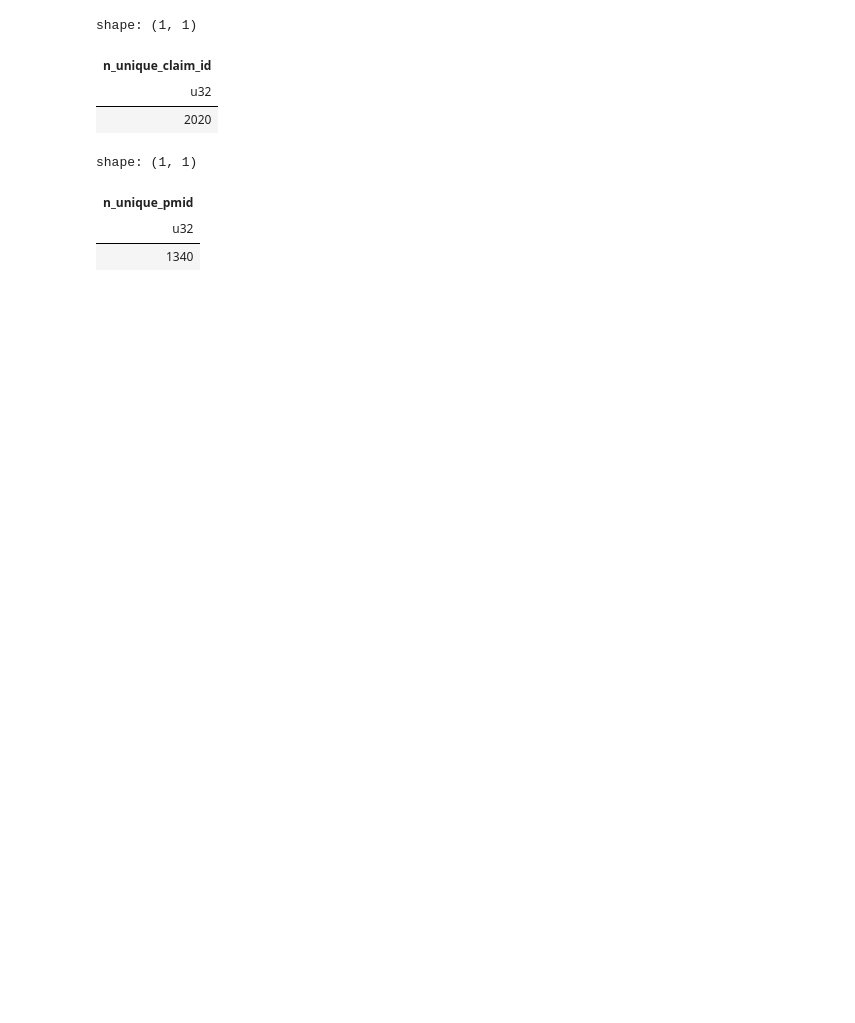
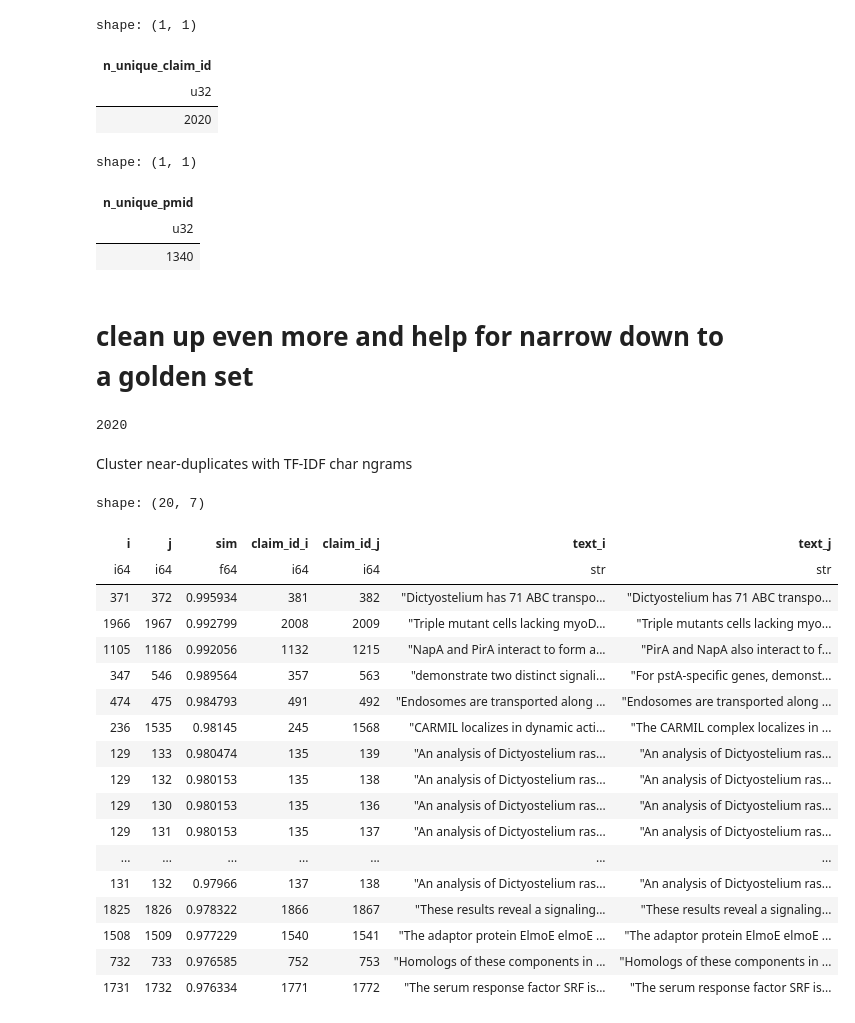
Before and after one commit to fulaibaowang/dictycite, a Jupyter notebook: notebooks/dastasets.ipynb, the cells around one changed output. Saved outputs shown, nothing was run; the diff lists cells and outputs as text; code cells hidden in the pictures; blank space fills up the shorter version.

```diff
--- a/dastasets.ipynb
+++ b/notebooks/dastasets.ipynb
@@ -764,3 +767,14 @@ shape: (1, 1)
 | n_unique_pmid |
 | u32 |
 | 1340 |
+# %% [markdown]
+# clean up even more and help for narrow down to a golden set
+# %%
+claims_u = (
+    claim_cleaned_pmid_nonNA_abstract.select(["claim_id", "claim_plain"])
+        .unique(subset=["claim_id"])
+        .sort("claim_id")
+)
+claims_u.height
+# %% [output]
+2020
@@ -766,0 +823,64 @@ shape: (1, 1)
+# %% [markdown]
+Cluster near-duplicates with TF-IDF char ngrams
+# %%
+texts = claims_u.get_column("claim_sim").to_list()
+ids   = claims_u.get_column("claim_id").to_list()
+n = len(ids)
+
+# --- TF-IDF (char ngrams) ---
+vec = TfidfVectorizer(analyzer="char_wb", ngram_range=(3, 5), min_df=1)
+X = vec.fit_transform(texts)
+
+# --- Nearest neighbors (candidate pairs) ---
+k = 15  # increase to 20 if you miss merges
+nn = NearestNeighbors(n_neighbors=min(k, n), metric="cosine").fit(X)
+dist, idx = nn.kneighbors(X, return_distance=True)
+
+# --- Build candidate pair list with similarities ---
+# (we'll inspect these, and also use them for clustering)
+pairs = []
+for i in range(n):
+    for d, j in zip(dist[i], idx[i]):
+        if j <= i:
+            continue
+        sim = 1.0 - float(d)
+        pairs.append((i, j, sim))
+
+pairs.sort(key=lambda x: x[2], reverse=True)
+
+# Inspect top similar pairs (e.g. top 100)
+topN = 20
+pairs_df = pl.DataFrame(
+    {
+        "i": [p[0] for p in pairs[:topN]],
+        "j": [p[1] for p in pairs[:topN]],
+        "sim": [p[2] for p in pairs[:topN]],
+        "claim_id_i": [ids[p[0]] for p in pairs[:topN]],
+        "claim_id_j": [ids[p[1]] for p in pairs[:topN]],
+        "text_i": [texts[p[0]] for p in pairs[:topN]],
+        "text_j": [texts[p[1]] for p in pairs[:topN]],
+    }
+).sort("sim", descending=True)
+
+with pl.Config(fmt_str_lengths=500, tbl_rows=topN, tbl_cols=20):
+    display(pairs_df)
+# %% [output]
+shape: (20, 7)
+| i | j | sim | claim_id_i | claim_id_j | text_i | text_j |
+| i64 | i64 | f64 | i64 | i64 | str | str |
+| 371 | 372 | 0.995934 | 381 | 382 | "Dictyostelium has 71 ABC transpo... | "Dictyostelium has 71 ABC transpo... |
+| 1966 | 1967 | 0.992799 | 2008 | 2009 | "Triple mutant cells lacking myoD... | "Triple mutants cells lacking myo... |
+| 1105 | 1186 | 0.992056 | 1132 | 1215 | "NapA and PirA interact to form a... | "PirA and NapA also interact to f... |
+| 347 | 546 | 0.989564 | 357 | 563 | "demonstrate two distinct signali... | "For pstA-specific genes, demonst... |
+| 474 | 475 | 0.984793 | 491 | 492 | "Endosomes are transported along ... | "Endosomes are transported along ... |
+| 236 | 1535 | 0.98145 | 245 | 1568 | "CARMIL localizes in dynamic acti... | "The CARMIL complex localizes in ... |
+| 129 | 133 | 0.980474 | 135 | 139 | "An analysis of Dictyostelium ras... | "An analysis of Dictyostelium ras... |
+| 129 | 132 | 0.980153 | 135 | 138 | "An analysis of Dictyostelium ras... | "An analysis of Dictyostelium ras... |
+| 129 | 130 | 0.980153 | 135 | 136 | "An analysis of Dictyostelium ras... | "An analysis of Dictyostelium ras... |
+| 129 | 131 | 0.980153 | 135 | 137 | "An analysis of Dictyostelium ras... | "An analysis of Dictyostelium ras... |
+| ... | ... | ... | ... | ... | ... | ... |
+| 131 | 132 | 0.97966 | 137 | 138 | "An analysis of Dictyostelium ras... | "An analysis of Dictyostelium ras... |
+| 1825 | 1826 | 0.978322 | 1866 | 1867 | "These results reveal a signaling... | "These results reveal a signaling... |
+| 1508 | 1509 | 0.977229 | 1540 | 1541 | "The adaptor protein ElmoE elmoE ... | "The adaptor protein ElmoE elmoE ... |
+| 732 | 733 | 0.976585 | 752 | 753 | "Homologs of these components in ... | "Homologs of these components in ... |
+| 1731 | 1732 | 0.976334 | 1771 | 1772 | "The serum response factor SRF is... | "The serum response factor SRF is... |
```
Also changed, not shown: parts of 5 cells of this notebook, 14 other files.
